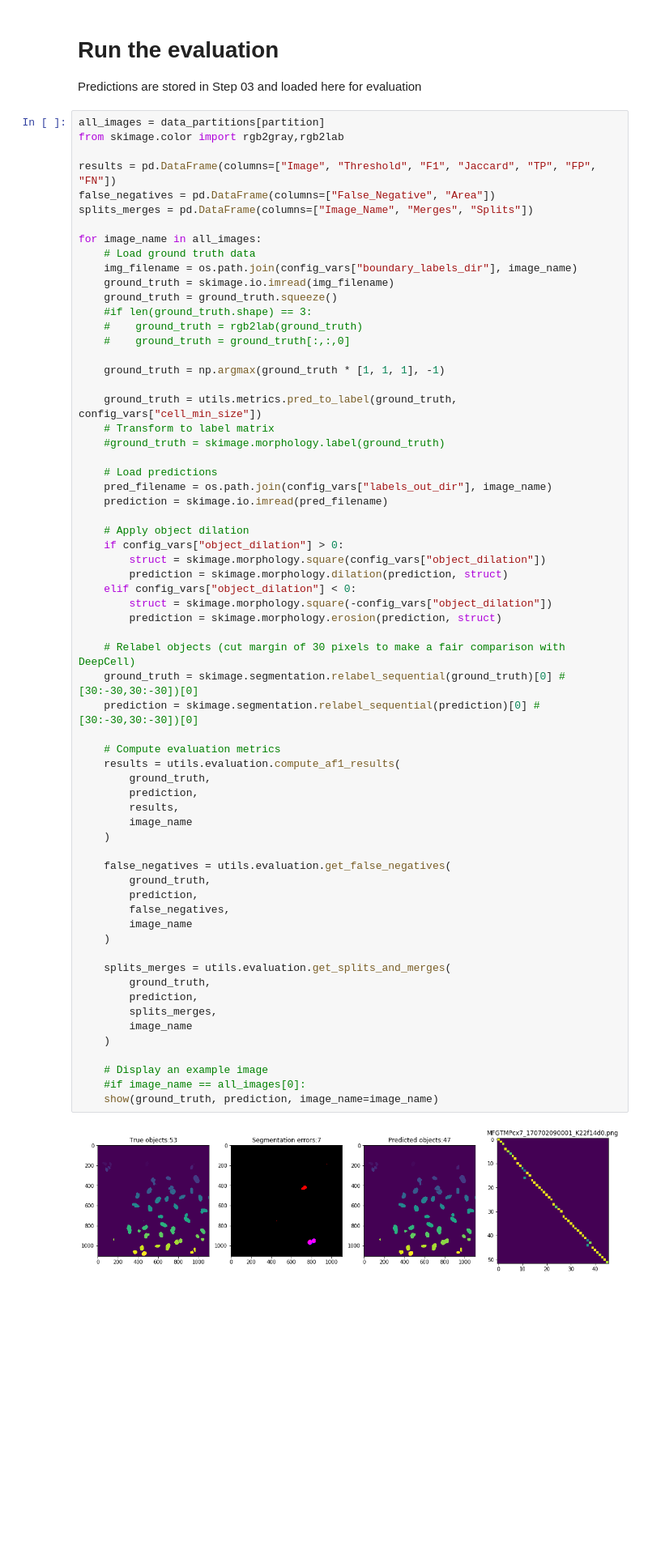
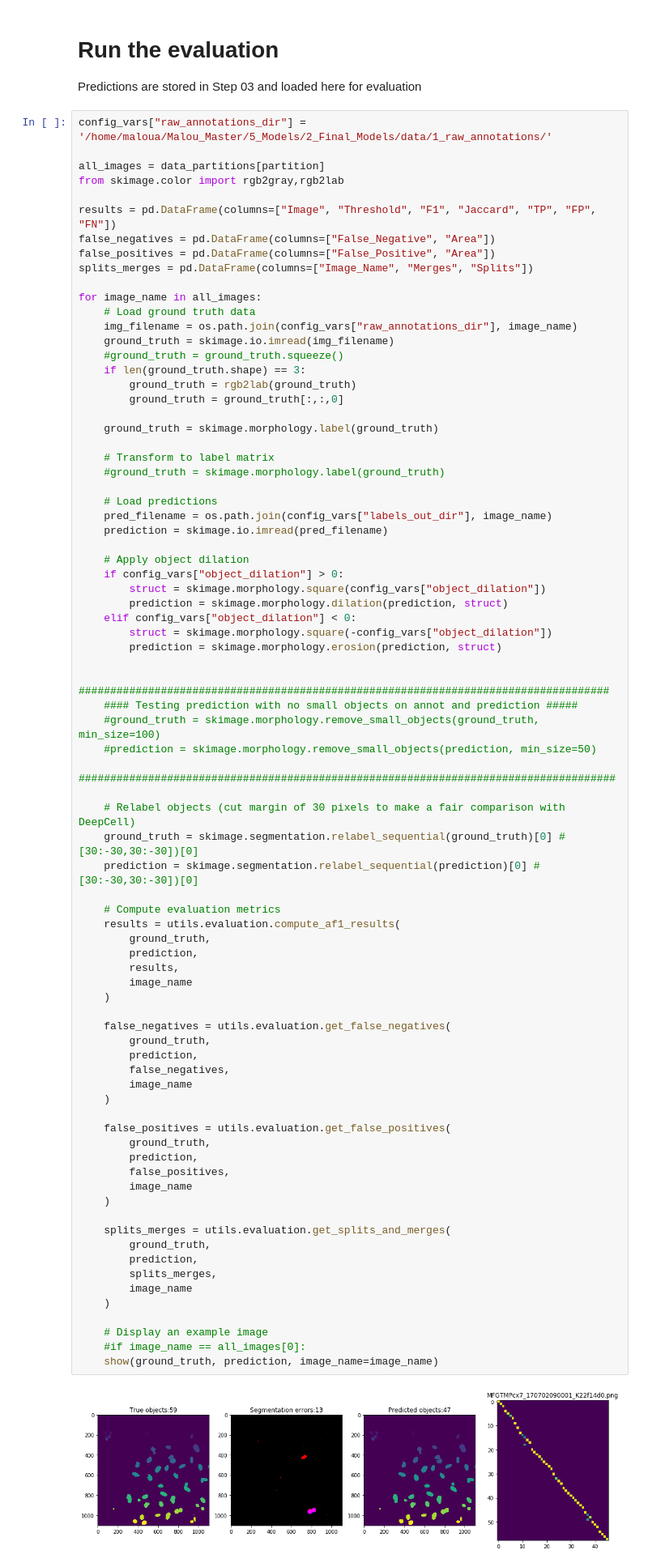
Before and after one commit to Aitslab/imageanalysis, a Jupyter notebook: Malou_dir/Results/Model-Evaluations/model3-evaluation.ipynb, the cells around one changed output. Shown: that part at 81% size. Saved outputs shown, nothing was run; the diff lists cells and outputs as text; blank space fills up the shorter version.

Commit message:
Upload model evaluation 1-7
Updated evaluation 1-7, with true annotation as ground truth and false positives by area

```diff
--- a/Malou_dir/Results/Model-Evaluations/model3-evaluation.ipynb
+++ b/Malou_dir/Results/Model-Evaluations/model3-evaluation.ipynb
@@ -118,25 +118,27 @@ def show(ground_truth, prediction, threshold=0.5, image_name="N"):
 # Run the evaluation
 Predictions are stored in Step 03 and loaded here for evaluation
 # %%
+config_vars["raw_annotations_dir"] = '/home/maloua/Malou_Master/5_Models/2_Final_Models/data/1_raw_annotations/'
+
 all_images = data_partitions[partition]
 from skimage.color import rgb2gray,rgb2lab
 
 results = pd.DataFrame(columns=["Image", "Threshold", "F1", "Jaccard", "TP", "FP", "FN"])
 false_negatives = pd.DataFrame(columns=["False_Negative", "Area"])
+false_positives = pd.DataFrame(columns=["False_Positive", "Area"])
 splits_merges = pd.DataFrame(columns=["Image_Name", "Merges", "Splits"])
 
 for image_name in all_images:
     # Load ground truth data
-    img_filename = os.path.join(config_vars["boundary_labels_dir"], image_name)
+    img_filename = os.path.join(config_vars["raw_annotations_dir"], image_name)
     ground_truth = skimage.io.imread(img_filename)
-    ground_truth = ground_truth.squeeze()
-    #if len(ground_truth.shape) == 3:
-    #    ground_truth = rgb2lab(ground_truth)
-    #    ground_truth = ground_truth[:,:,0]
+    #ground_truth = ground_truth.squeeze()
+    if len(ground_truth.shape) == 3:
+        ground_truth = rgb2lab(ground_truth)
+        ground_truth = ground_truth[:,:,0]
 
-    ground_truth = np.argmax(ground_truth * [1, 1, 1], -1)
+    ground_truth = skimage.morphology.label(ground_truth)
 
-    ground_truth = utils.metrics.pred_to_label(ground_truth, config_vars["cell_min_size"])
     # Transform to label matrix
     #ground_truth = skimage.morphology.label(ground_truth)
 
@@ -151,38 +153,51 @@ for image_name in all_images:
     elif config_vars["object_dilation"] < 0:
         struct = skimage.morphology.square(-config_vars["object_dilation"])
         prediction = skimage.morphology.erosion(prediction, struct)
+
+    ####################################################################################
+    #### Testing prediction with no small objects on annot and prediction #####
+    #ground_truth = skimage.morphology.remove_small_objects(ground_truth, min_size=100)
+    #prediction = skimage.morphology.remove_small_objects(prediction, min_size=50)
+    #####################################################################################
 
     # Relabel objects (cut margin of 30 pixels to make a fair comparison with DeepCell)
     ground_truth = skimage.segmentation.relabel_sequential(ground_truth)[0] #[30:-30,30:-30])[0]
     prediction = skimage.segmentation.relabel_sequential(prediction)[0] #[30:-30,30:-30])[0]
 
     # Compute evaluation metrics
     results = utils.evaluation.compute_af1_results(
         ground_truth,
         prediction,
         results,
         image_name
     )
 
     false_negatives = utils.evaluation.get_false_negatives(
         ground_truth,
         prediction,
         false_negatives,
         image_name
     )
 
+    false_positives = utils.evaluation.get_false_positives(
+        ground_truth,
+        prediction,
+        false_positives,
+        image_name
+    )
+
     splits_merges = utils.evaluation.get_splits_and_merges(
         ground_truth,
         prediction,
         splits_merges,
         image_name
     )
 
     # Display an example image
     #if image_name == all_images[0]:
     show(ground_truth, prediction, image_name=image_name)
 # %% [output]
-[figure, old version]
+[figure, new version]
 [figure]
 [figure]
 [figure]
```
Also changed, not shown: parts of 8 cells of this notebook, 3 other files.
